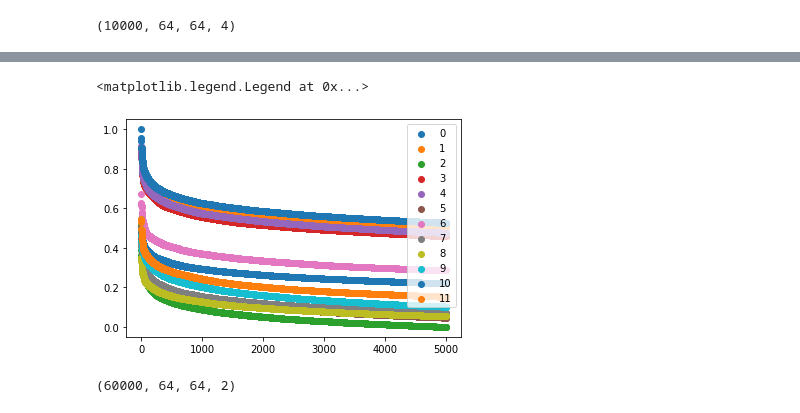
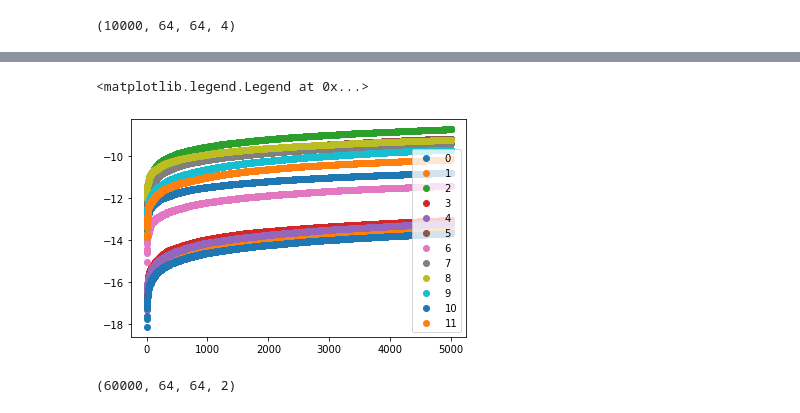
Before and after one commit to shahashka/ml-fragment, a Jupyter notebook: run_notebook.ipynb, the cells around one changed output, grey strips where cells are left out. Cells and saved outputs as stored; diff of their text form; code cells hidden in the pictures.

```diff
--- a/run_notebook.ipynb
+++ b/run_notebook.ipynb
@@ -180,7 +315,7 @@ def create_line(line,i):
 # Second array is a mask for which cells correspond to ligand x ligand (-1),
 # protein x protein (1) and ligand x protein (0)
 #
-# Arrays are interpolated to 80x80
+# Arrays are interpolated to 64x64
 def maker_w_strings(data):
     i,sdf_state, num_residues, pdb = data
     tmp_file = str(id(multiprocessing.current_process()))
@@ -222,13 +357,14 @@ def maker_w_strings(data):
         for j in range( pl - num_residues,pl):
             # protein
             mask[i,j] = 1
-
+    e_map, l_map = get_e_map(t, sdf_state, "mol.pqr", 64, matrix)
     p_img = cv2.resize(matrix, dsize=(64, 64), interpolation=cv2.INTER_CUBIC).reshape(64,64,1)
     m_img = cv2.resize(mask, dsize=(64, 64), interpolation=cv2.INTER_CUBIC).reshape(64,64,1)
     v_img = cv2.resize(aa_matrix_v, dsize=(64, 64), interpolation=cv2.INTER_CUBIC).reshape(64,64,1)
     h_img = cv2.resize(aa_matrix_h, dsize=(64, 64), interpolation=cv2.INTER_CUBIC).reshape(64,64,1)
 
-    p_contact_matrix = np.concatenate([p_img, m_img, v_img, h_img], axis=-1)
+
+    p_contact_matrix = np.concatenate([p_img, m_img, e_map.reshape(64,64,1), l_map.reshape(64,64,1)], axis=-1)
     os.remove("tmp{0}.pdb".format(tmp_file))
     return p_contact_matrix
 # %%
@@ -294,10 +449,10 @@ y = pd.concat(data_scores)
 # %%
 for i in range(12):
-    plt.scatter(np.arange(5000), dock_score[5000*i:5000*(i+1)], label=i)
+    plt.scatter(np.arange(5000), y['Chemgauss4'].iloc[5000*i:5000*(i+1)], label=i)
 plt.legend()
 # %% [output]
 <matplotlib.legend.Legend at 0x...>
-[figure, old version]
+[figure, new version]
 # %%
 X_2d = X[:,:,:,0:2]
 print(X_2d.shape)
```
Also changed, not shown: parts of 10 cells of this notebook.
